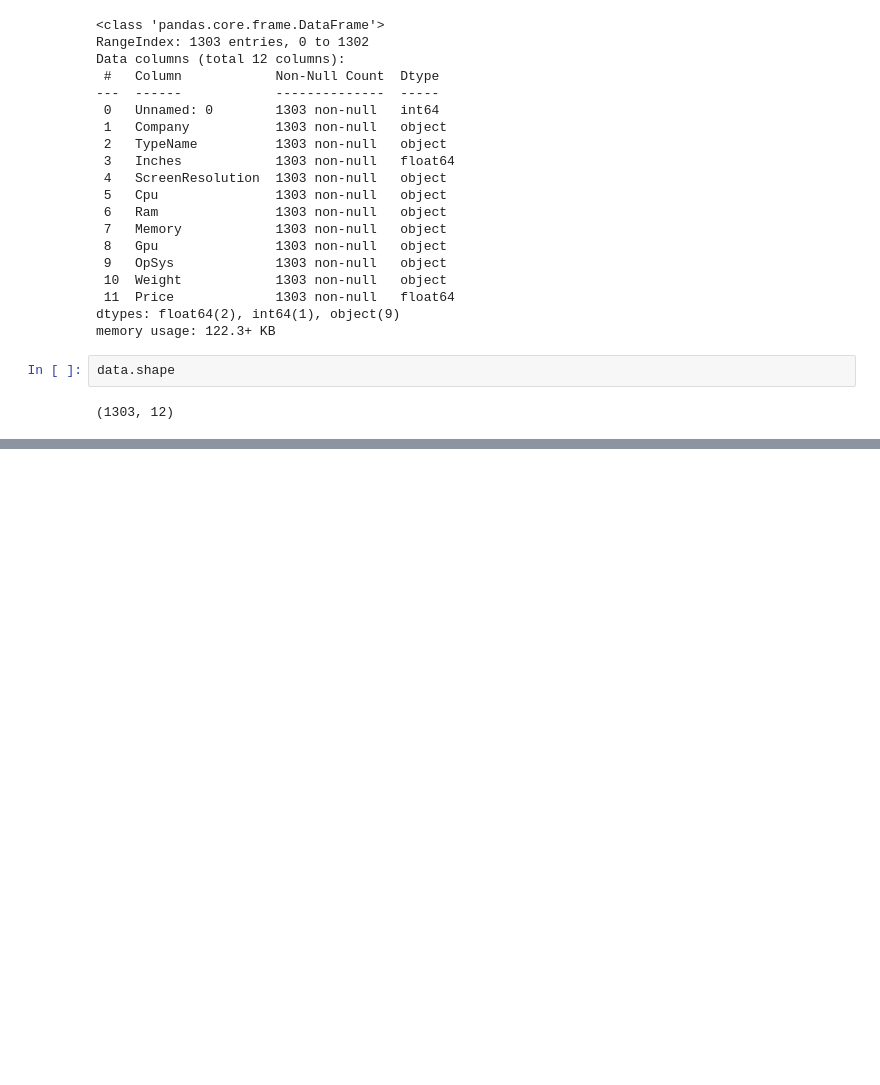
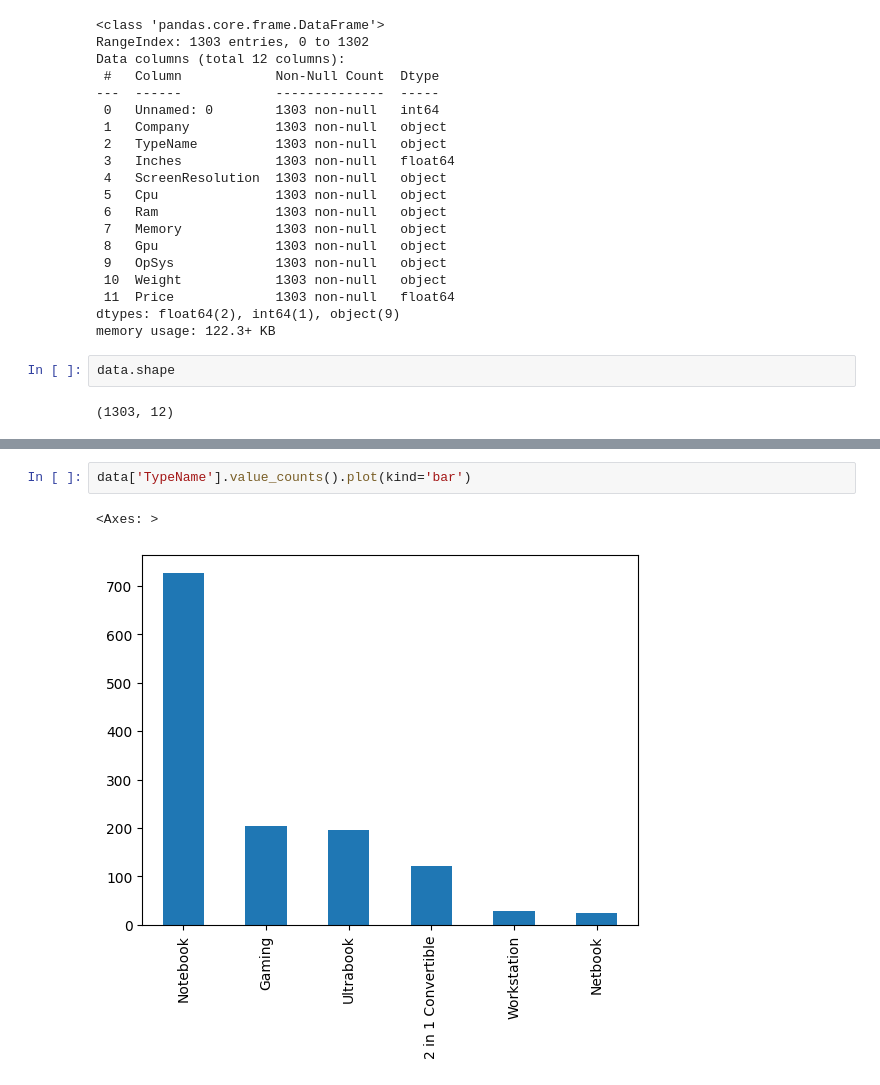
Before and after one commit to saGar-GG/Laptop-Price-Prediction, a Jupyter notebook: preprocess/01-Preprocessing.ipynb, the cells around one changed output, grey strips where cells are left out. Cells and saved outputs as stored; diff of their text form; blank space fills up the shorter version.

```diff
--- a/preprocess/01-Preprocessing.ipynb
+++ b/preprocess/01-Preprocessing.ipynb
@@ -44,0 +143,5 @@ data.shape
+# %%
+data['TypeName'].value_counts().plot(kind='bar')
+# %% [output]
+<Axes: >
+[figure, added]
```
Also changed, not shown: parts of 111 cells of this notebook.
